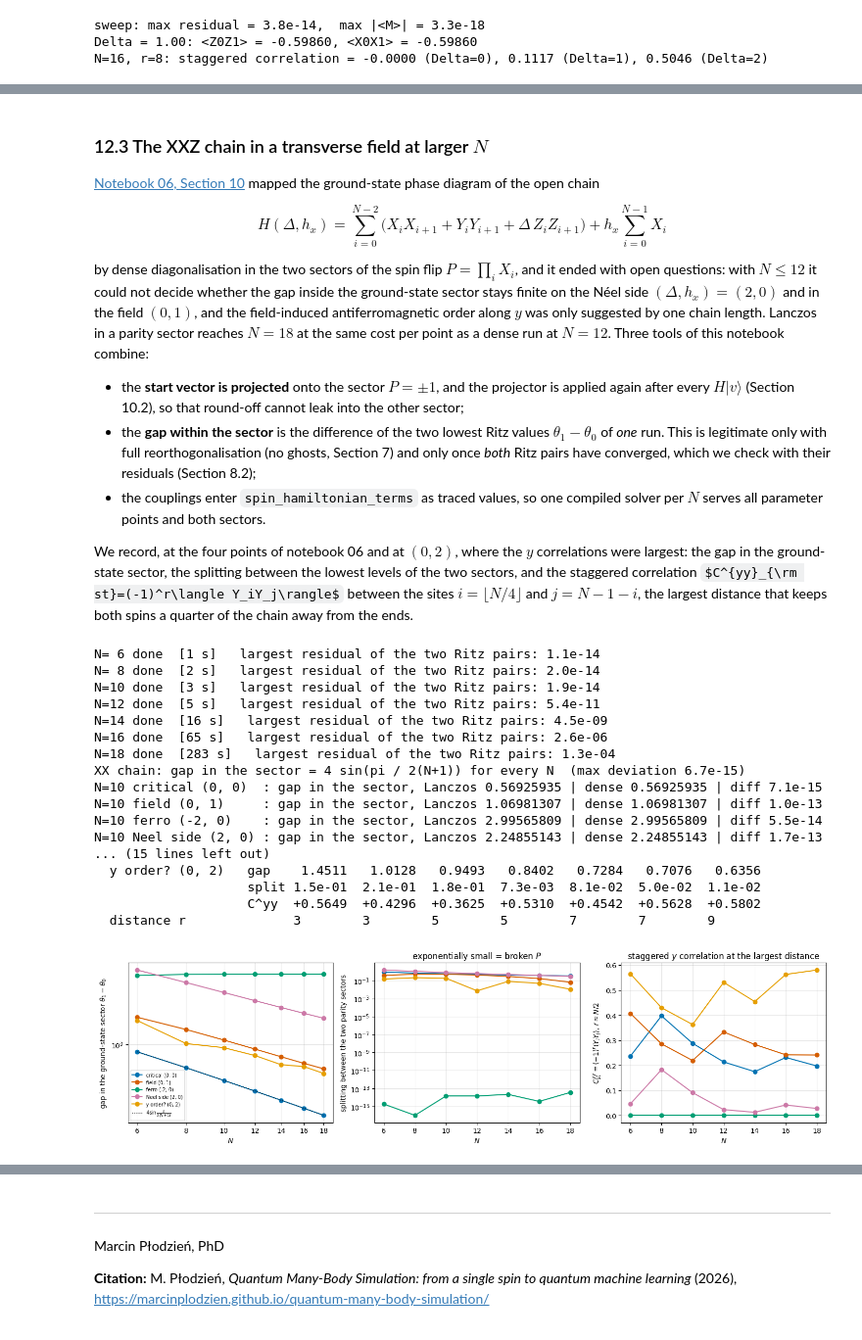
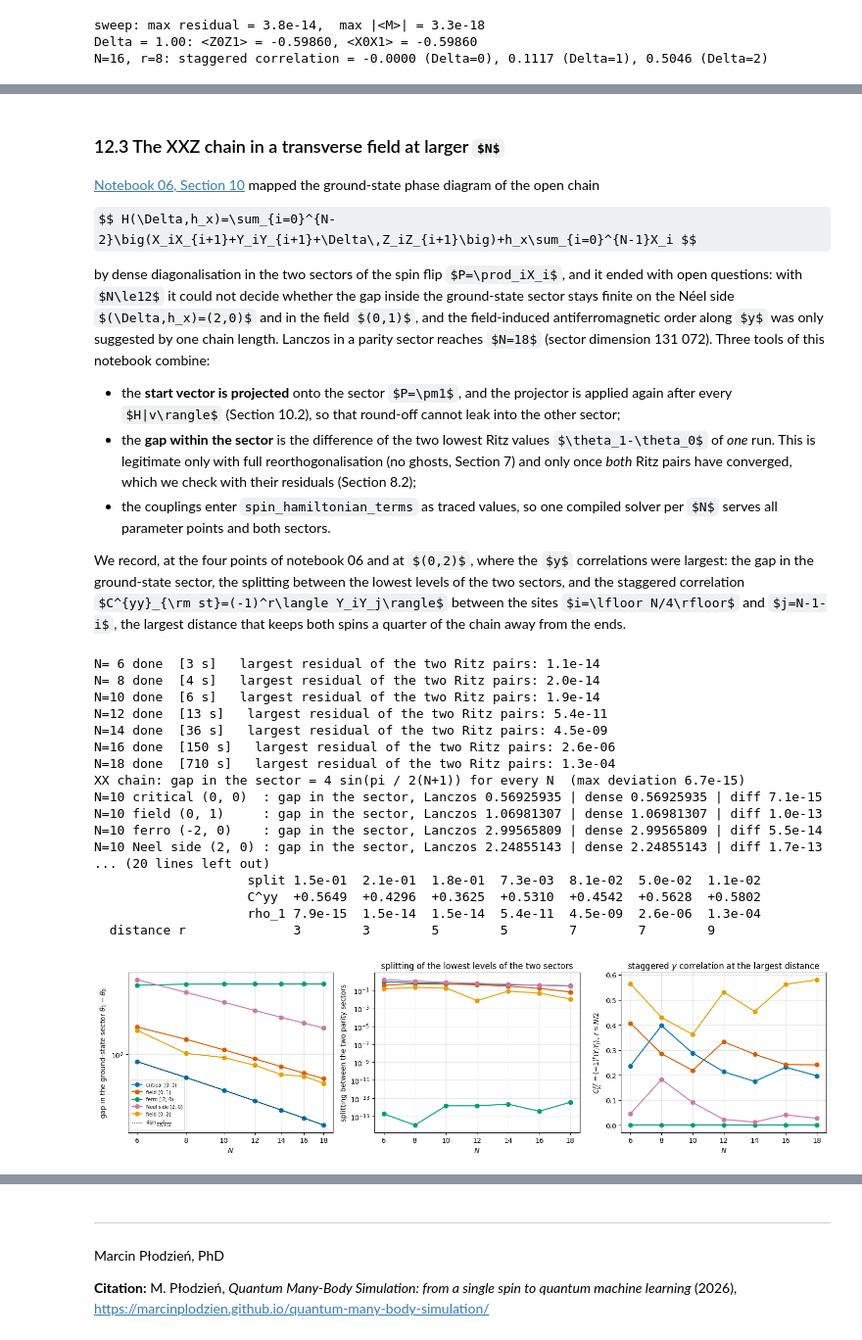
Before and after one commit to MarcinPlodzien/quantum-many-body-simulation, a Jupyter notebook: ch05_ground_states_and_unitary_dynamics/11_hamiltonians_and_ground_states.ipynb, the cells around one changed output, grey strips where cells are left out. Shown at 98% size. Saved outputs shown, nothing was run; the diff lists cells and outputs as text; code cells hidden in the pictures; some formulas as TeX source.

```diff
--- a/ch05_ground_states_and_unitary_dynamics/11_hamiltonians_and_ground_states.ipynb
+++ b/ch05_ground_states_and_unitary_dynamics/11_hamiltonians_and_ground_states.ipynb
@@ -1825,7 +1832,7 @@ $$ H(\Delta,h_x)=\sum_{i=0}^{N-2}\big(X_iX_{i+1}+Y_iY_{i+1}+\Delta\,Z_iZ_{i+1}\b
 
 by dense diagonalisation in the two sectors of the spin flip $P=\prod_iX_i$, and it ended with open questions: with $N\le12$ it could not decide whether the gap
 inside the ground-state sector stays finite on the Néel side $(\Delta,h_x)=(2,0)$ and in the field $(0,1)$, and the field-induced antiferromagnetic order along $y$ was only suggested
-by one chain length. Lanczos in a parity sector reaches $N=18$ at the same cost per point as a dense run at $N=12$. Three tools of this notebook combine:
+by one chain length. Lanczos in a parity sector reaches $N=18$ (sector dimension 131 072). Three tools of this notebook combine:
 
 * the **start vector is projected** onto the sector $P=\pm1$, and the projector is applied again after every $H|v\rangle$ (Section 10.2), so that round-off cannot leak into the other sector;
 * the **gap within the sector** is the difference of the two lowest Ritz values $\theta_1-\theta_0$ of *one* run. This is legitimate only with full reorthogonalisation (no ghosts, Section 7)
@@ -1863,7 +1870,7 @@ def make_xxz_field_solver(N, m):
 # PARAMETERS
 # ------------------------------------------------------------------------------
 POINTS_XF = {"critical (0, 0)": (0.0, 0.0), "field (0, 1)": (0.0, 1.0), "ferro (-2, 0)": (-2.0, 0.0),
-             "Neel side (2, 0)": (2.0, 0.0), "y order? (0, 2)": (0.0, 2.0)}
+             "Neel side (2, 0)": (2.0, 0.0), "field (0, 2)": (0.0, 2.0)}
 N_XF = (6, 8, 10, 12, 14, 16, 18)        # N = 18: sectors of dimension 131 072, Krylov basis m * 2^N * 16 B = 0.5 GB
 m_xf = 120
 
@@ -1909,41 +1916,42 @@ for label in POINTS_XF:
     print(f"  {label:17s} gap   " + "  ".join(f"{xf[(label, N)]['gap']:7.4f}" for N in N_XF))
     print(f"  {'':17s} split " + "  ".join(f"{xf[(label, N)]['split']:7.1e}" for N in N_XF))
     print(f"  {'':17s} C^yy  " + "  ".join(f"{xf[(label, N)]['cyy']:+7.4f}" for N in N_XF))
+    print(f"  {'':17s} rho_1 " + "  ".join(f"{xf[(label, N)]['res'][1]:7.1e}" for N in N_XF))   # residual of theta_1
 print("  distance r        " + "  ".join(f"{xf[('field (0, 1)', N)]['r']:7d}" for N in N_XF))
 # %% [output]
-N= 6 done  [1 s]   largest residual of the two Ritz pairs: 1.1e-14
-N= 8 done  [2 s]   largest residual of the two Ritz pairs: 2.0e-14
-N=10 done  [3 s]   largest residual of the two Ritz pairs: 1.9e-14
-N=12 done  [5 s]   largest residual of the two Ritz pairs: 5.4e-11
-N=14 done  [16 s]   largest residual of the two Ritz pairs: 4.5e-09
-N=16 done  [65 s]   largest residual of the two Ritz pairs: 2.6e-06
-N=18 done  [283 s]   largest residual of the two Ritz pairs: 1.3e-04
+N= 6 done  [3 s]   largest residual of the two Ritz pairs: 1.1e-14
+N= 8 done  [4 s]   largest residual of the two Ritz pairs: 2.0e-14
+N=10 done  [6 s]   largest residual of the two Ritz pairs: 1.9e-14
+N=12 done  [13 s]   largest residual of the two Ritz pairs: 5.4e-11
+N=14 done  [36 s]   largest residual of the two Ritz pairs: 4.5e-09
+N=16 done  [150 s]   largest residual of the two Ritz pairs: 2.6e-06
+N=18 done  [710 s]   largest residual of the two Ritz pairs: 1.3e-04
 XX chain: gap in the sector = 4 sin(pi / 2(N+1)) for every N  (max deviation 6.7e-15)
 N=10 critical (0, 0)  : gap in the sector, Lanczos 0.56925935 | dense 0.56925935 | diff 7.1e-15
 N=10 field (0, 1)     : gap in the sector, Lanczos 1.06981307 | dense 1.06981307 | diff 1.0e-13
 N=10 ferro (-2, 0)    : gap in the sector, Lanczos 2.99565809 | dense 2.99565809 | diff 5.5e-14
 N=10 Neel side (2, 0) : gap in the sector, Lanczos 2.24855143 | dense 2.24855143 | diff 1.7e-13
-... (15 lines left out)
-  y order? (0, 2)   gap    1.4511   1.0128   0.9493   0.8402   0.7284   0.7076   0.6356
+... (20 lines left out)
                     split 1.5e-01  2.1e-01  1.8e-01  7.3e-03  8.1e-02  5.0e-02  1.1e-02
                     C^yy  +0.5649  +0.4296  +0.3625  +0.5310  +0.4542  +0.5628  +0.5802
+                    rho_1 7.9e-15  1.5e-14  1.5e-14  5.4e-11  4.5e-09  2.6e-06  1.3e-04
   distance r              3        3        5        5        7        7        9
 # %%
 # ==============================================================================
 # FIGURE: gap in the sector, parity splitting and staggered y correlation against N
 # ==============================================================================
 fig, axes = plt.subplots(1, 3, figsize=(15, 4.2))
 Ns = np.array(N_XF)
 for c, label in zip(CB, POINTS_XF):
     axes[0].loglog(Ns, [xf[(label, N)]["gap"] for N in N_XF], "o-", color=c, label=label)
     axes[1].semilogy(Ns, [max(xf[(label, N)]["split"], 1e-16) for N in N_XF], "o-", color=c, label=label)
     axes[2].plot(Ns, [xf[(label, N)]["cyy"] for N in N_XF], "o-", color=c, label=label)
 axes[0].loglog(Ns, 4 * np.sin(np.pi / (2 * (Ns + 1))), "k:", lw=1, label=r"$4\sin\frac{\pi}{2(N+1)}$")
 axes[0].set_xticks(Ns); axes[0].set_xticklabels(Ns); axes[0].minorticks_off()
 axes[0].set_xlabel("$N$"); axes[0].set_ylabel(r"gap in the ground-state sector $\theta_1-\theta_0$"); axes[0].legend(fontsize=7)
-axes[1].set_xlabel("$N$"); axes[1].set_ylabel("splitting between the two parity sectors"); axes[1].set_title("exponentially small = broken $P$")
+axes[1].set_xlabel("$N$"); axes[1].set_ylabel("splitting between the two parity sectors"); axes[1].set_title("splitting of the lowest levels of the two sectors")
 axes[2].set_xlabel("$N$"); axes[2].set_ylabel(r"$C^{yy}_{\rm st}=(-1)^r\langle Y_iY_j\rangle$, $r\approx N/2$"); axes[2].set_title("staggered $y$ correlation at the largest distance")
 plt.tight_layout(); plt.show()
 # %% [output]
-[figure, old version]
+[figure, new version]
 # %% [markdown]
```
Also changed, not shown: parts of 33 cells of this notebook, 14 other files.
